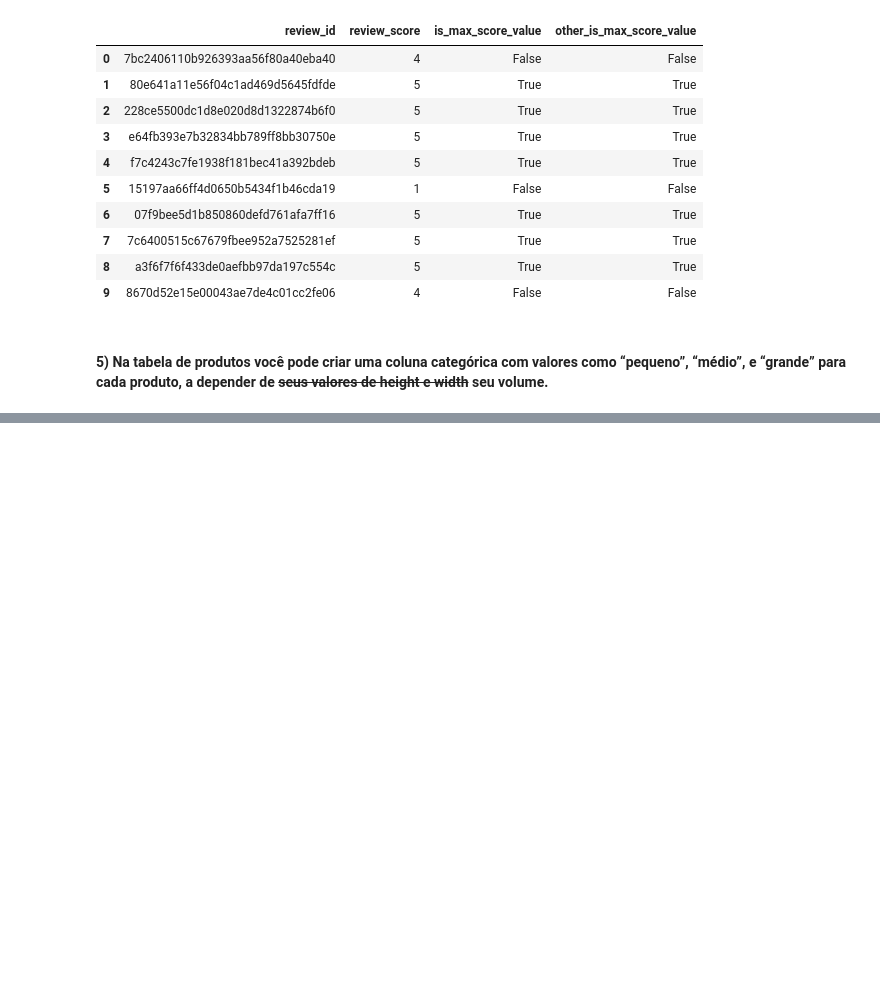
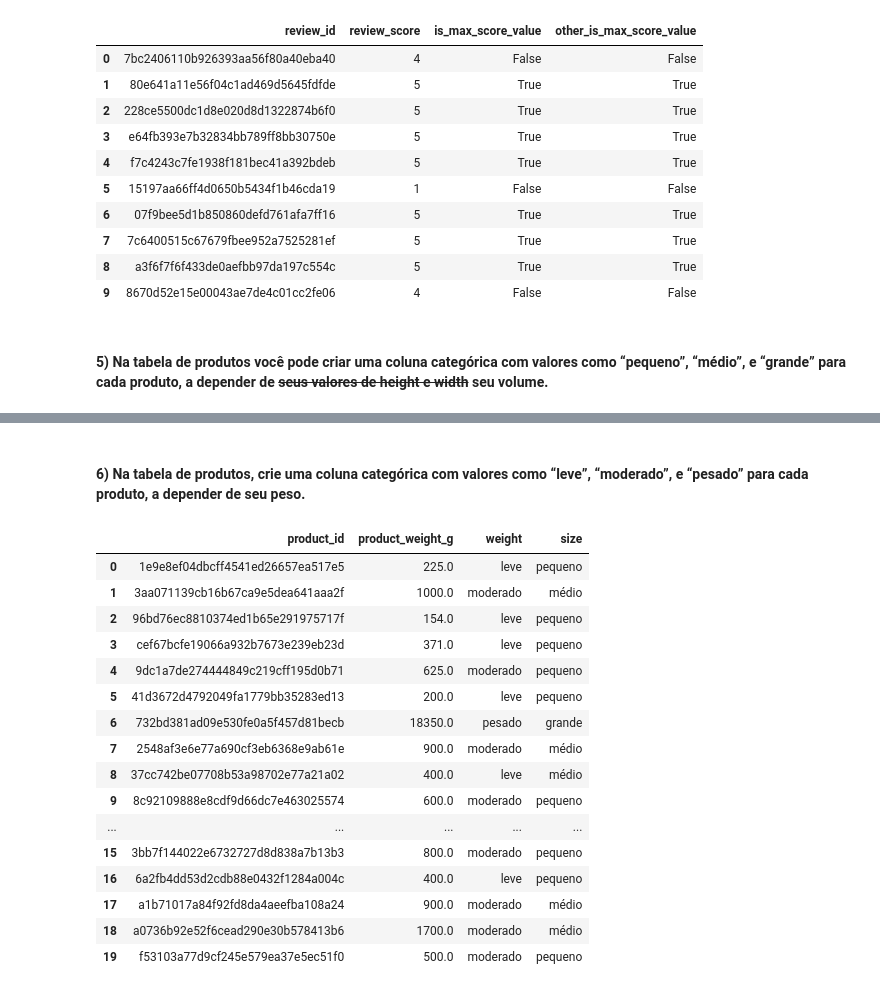
Before and after one commit to RayVilaca/Bootcamp-Data-Science-Ada, a Jupyter notebook: projetos-conclusao-modulo/modulo2/projeto.ipynb, the cells around one changed output, grey strips where cells are left out. Saved outputs shown, nothing was run; the diff lists cells and outputs as text; code cells hidden in the pictures; blank space fills up the shorter version.

```diff
--- a/projetos-conclusao-modulo/modulo2/projeto.ipynb
+++ b/projetos-conclusao-modulo/modulo2/projeto.ipynb
@@ -1059,3 +1058,5 @@ produtos[['product_id', 'product_height_cm', 'product_width_cm', 'product_length
 | 17 | a1b71017a84f92fd8da4aeefba108a24 | 15.0 | 20.0 | 40.0 | 12000.0 | médio |
 | 18 | a0736b92e52f6cead290e30b578413b6 | 7.0 | 15.0 | 100.0 | 10500.0 | médio |
 | 19 | f53103a77d9cf245e579ea37e5ec51f0 | 10.0 | 16.0 | 16.0 | 2560.0 | pequeno |
+# %% [markdown]
+#### 6) Na tabela de produtos, crie uma coluna categórica com valores como “leve”, “moderado”, e “pesado” para cada produto, a depender de seu peso.
@@ -1061,0 +1073,29 @@ produtos[['product_id', 'product_height_cm', 'product_width_cm', 'product_length
+# %%
+peso_produtos = np.array(produtos['product_weight_g'])
+
+categorias = peso_produtos.astype(str)
+
+categorias[peso_produtos < pivo_inferior] = 'leve'
+categorias[(peso_produtos >= pivo_inferior) & (peso_produtos <= pivo_superior)] = 'moderado'
+categorias[peso_produtos > pivo_superior] = 'pesado'
+
+produtos['weight'] = categorias.tolist()
+produtos[['product_id', 'product_weight_g', 'weight', 'size']].head(20)
+# %% [output]
+|  | product_id | product_weight_g | weight | size |
+| 0 | 1e9e8ef04dbcff4541ed26657ea517e5 | 225.0 | leve | pequeno |
+| 1 | 3aa071139cb16b67ca9e5dea641aaa2f | 1000.0 | moderado | médio |
+| 2 | 96bd76ec8810374ed1b65e291975717f | 154.0 | leve | pequeno |
+| 3 | cef67bcfe19066a932b7673e239eb23d | 371.0 | leve | pequeno |
+| 4 | 9dc1a7de274444849c219cff195d0b71 | 625.0 | moderado | pequeno |
+| 5 | 41d3672d4792049fa1779bb35283ed13 | 200.0 | leve | pequeno |
+| 6 | 732bd381ad09e530fe0a5f457d81becb | 18350.0 | pesado | grande |
+| 7 | 2548af3e6e77a690cf3eb6368e9ab61e | 900.0 | moderado | médio |
+| 8 | 37cc742be07708b53a98702e77a21a02 | 400.0 | leve | médio |
+| 9 | 8c92109888e8cdf9d66dc7e463025574 | 600.0 | moderado | pequeno |
+| ... | ... | ... | ... | ... |
+| 15 | 3bb7f144022e6732727d8d838a7b13b3 | 800.0 | moderado | pequeno |
+| 16 | 6a2fb4dd53d2cdb88e0432f1284a004c | 400.0 | leve | pequeno |
+| 17 | a1b71017a84f92fd8da4aeefba108a24 | 900.0 | moderado | médio |
+| 18 | a0736b92e52f6cead290e30b578413b6 | 1700.0 | moderado | médio |
+| 19 | f53103a77d9cf245e579ea37e5ec51f0 | 500.0 | moderado | pequeno |
```
Also changed, not shown: parts of 24 cells of this notebook.
